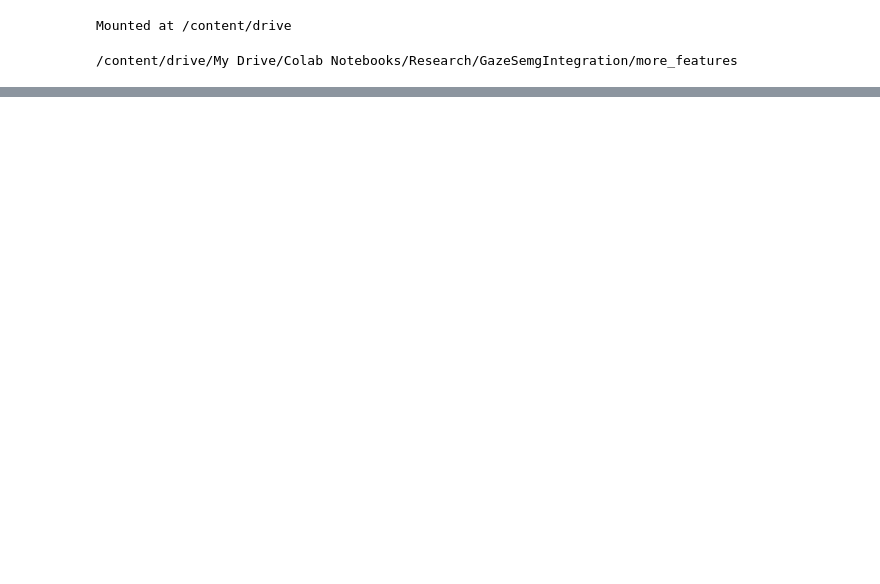
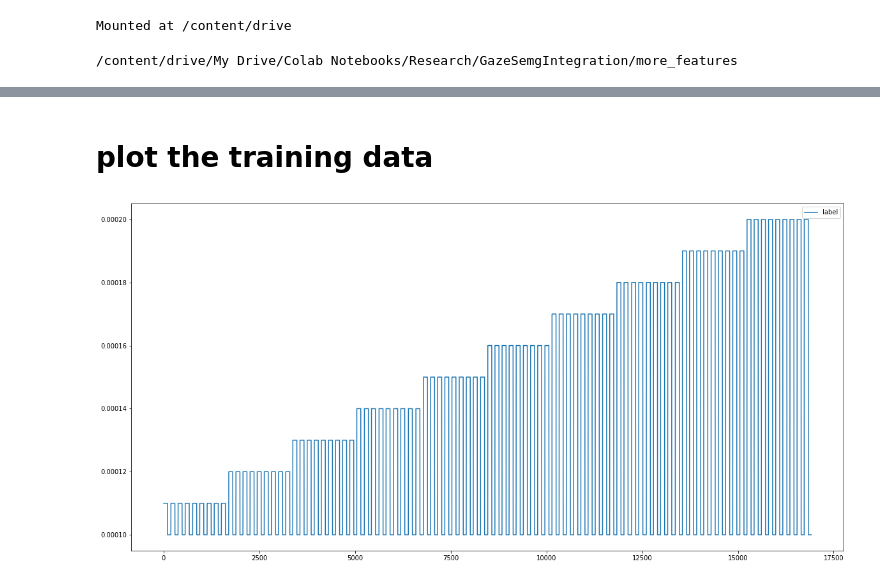
Before and after one commit to MountStonne/GazeSemgIntegration, a Jupyter notebook: more_features/transition_analysis.ipynb, the cells around one changed output, grey strips where cells are left out. Drawn from its saved outputs; the diff is of its cells as text; code cells hidden in the pictures; blank space fills up the shorter version.

```diff
--- a/more_features/transition_analysis.ipynb
+++ b/more_features/transition_analysis.ipynb
@@ -46,0 +31,14 @@ trainx
+# %% [markdown]
+# plot the training data
+# %%
+# index = np.array(trainx.index)
+fig, ax = plt.subplots(1, figsize = (20,10))
+line1, = ax.plot(trainy*0.00001+0.0001)
+# for i in tqdm(range(0,12)):
+#     ax.plot(index, trainx[i])
+
+line1.set_label('label')
+ax.legend()
+plt.show();
+# %% [output]
+[figure, added]
```
Also changed, not shown: parts of 9 cells of this notebook.
